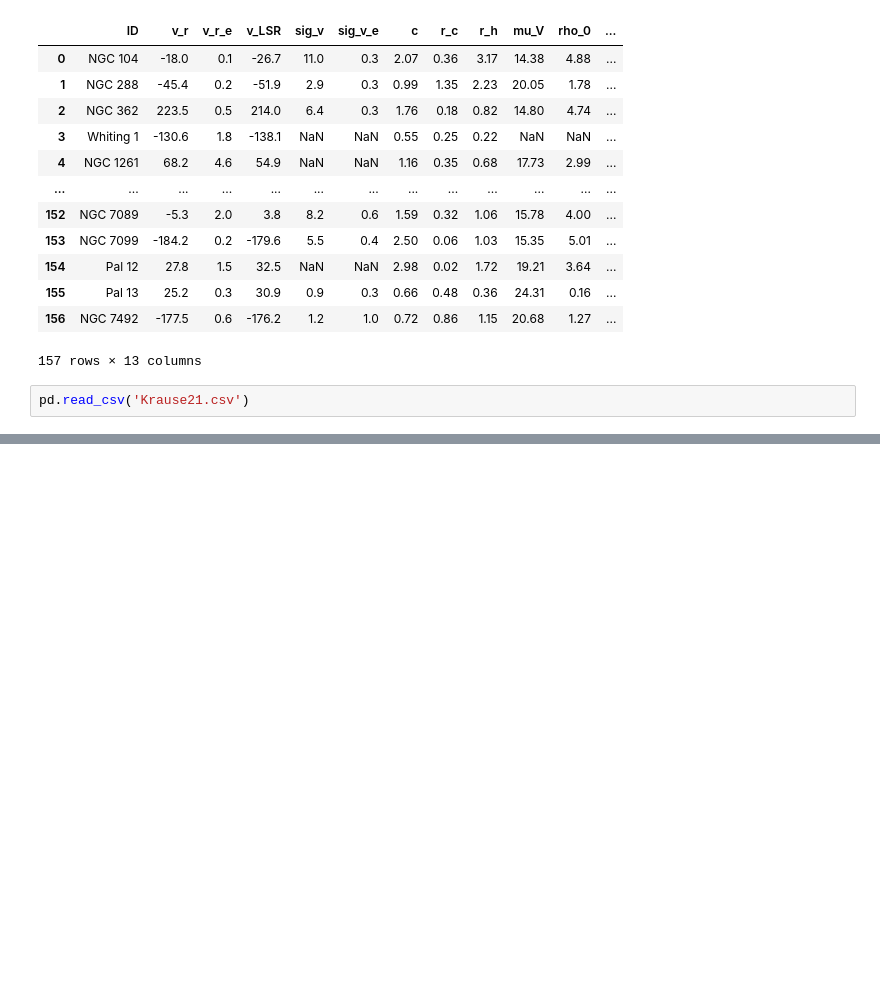
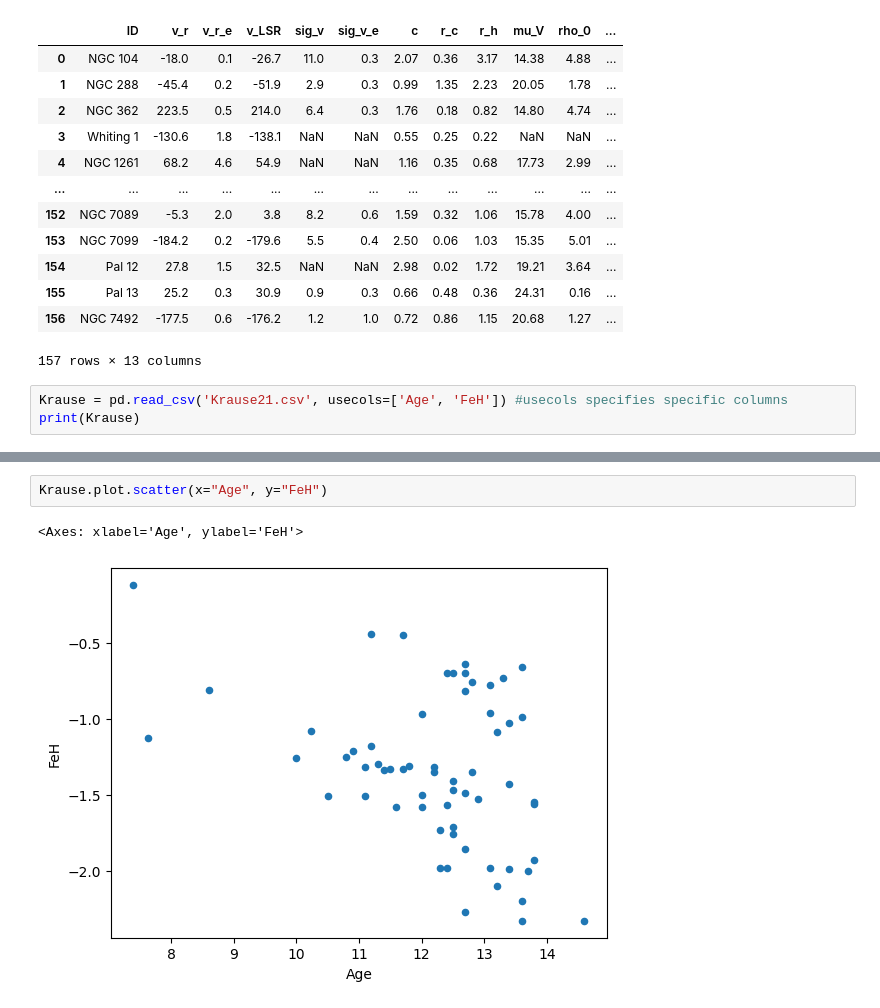
Before and after one commit to gigisheehan06-blip/3116-Comp-group2, a Jupyter notebook: evren.ipynb, the cells around one changed output, grey strips where cells are left out. Drawn from its saved outputs; the diff is of its cells as text; blank space fills up the shorter version.

```diff
--- a/evren.ipynb
+++ b/evren.ipynb
@@ -45,5 +50,6 @@ pd.read_csv('HarrisPartIII.csv')
 | 156 | NGC 7492 | -177.5 | 0.6 | -176.2 | 1.2 | 1.0 | 0.72 | 0.86 | 1.15 | 20.68 | 1.27 | ... |
 157 rows × 13 columns
 # %%
-pd.read_csv('Krause21.csv')
+Krause = pd.read_csv('Krause21.csv', usecols=['Age', 'FeH']) #usecols specifies specific columns
+print(Krause)
 # %% [output]
@@ -82,0 +100,5 @@ pd.read_csv('vandenBerg_table2.csv')
+# %%
+Krause.plot.scatter(x="Age", y="FeH")
+# %% [output]
+<Axes: xlabel='Age', ylabel='FeH'>
+[figure, added]
```
Also changed, not shown: parts of 5 cells of this notebook.
